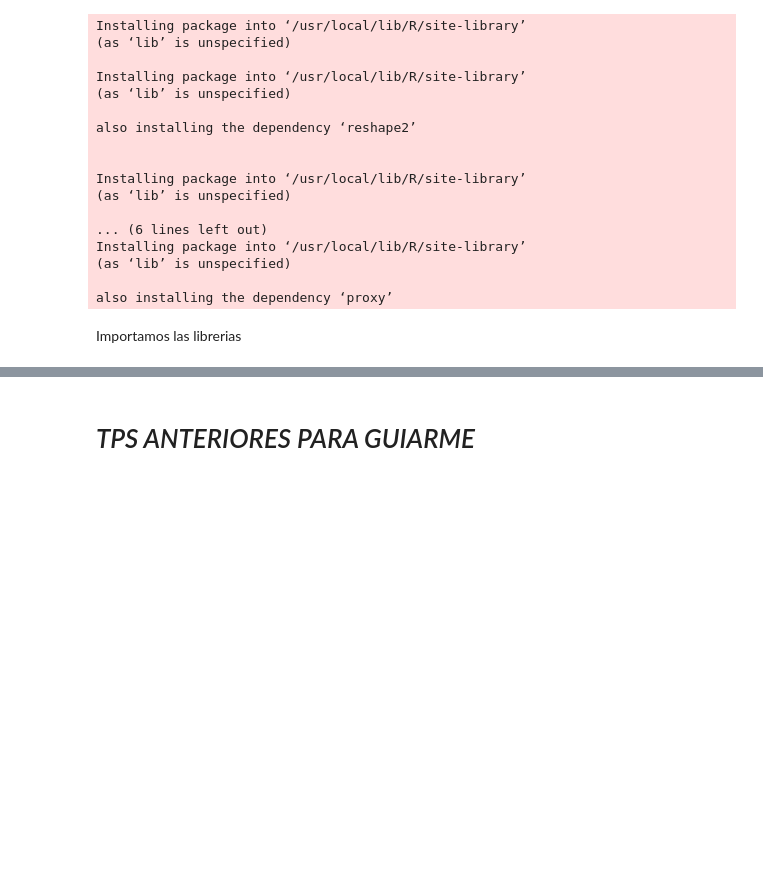
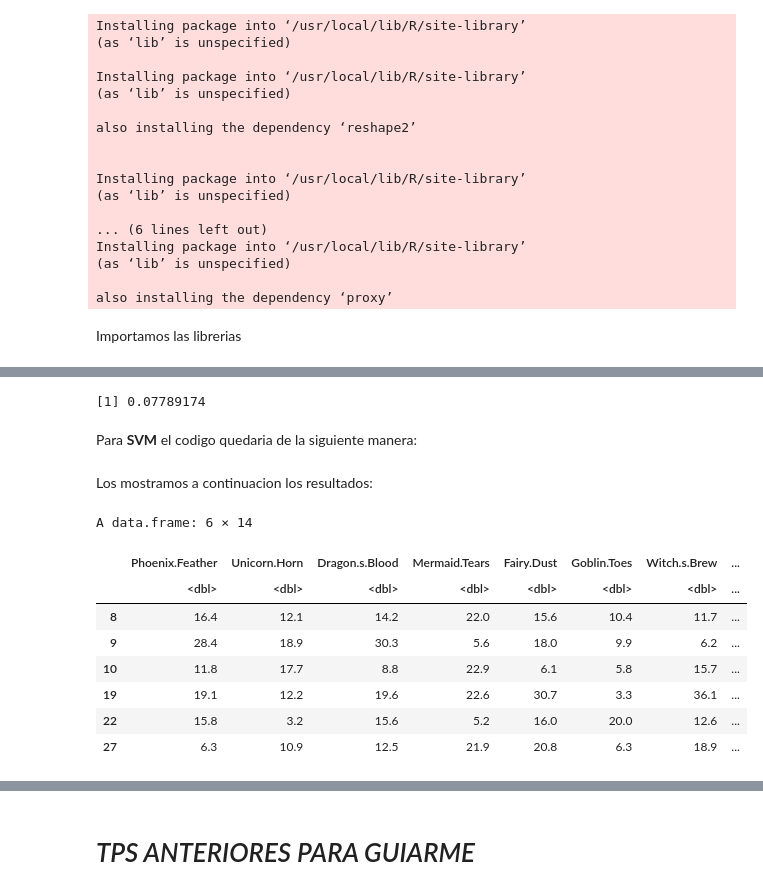
Before and after one commit to mica1470/FIA2023-TPI, a Jupyter notebook: FIA2023_TPI_GALIAN.ipynb, the cells around one changed output, grey strips where cells are left out. Drawn from its saved outputs; the diff is of its cells as text; code cells hidden in the pictures; blank space fills up the shorter version.

```diff
--- a/FIA2023_TPI_GALIAN.ipynb
+++ b/FIA2023_TPI_GALIAN.ipynb
@@ -297,0 +384,51 @@ The following object is masked from ‘package:dplyr’:
+# %%
+mean(ErroresRF)
+# %% [output]
+[1] 0.07789174
+# %% [markdown]
+Para **SVM** el codigo quedaria de la siguiente manera:
+# %%
+# Inicializamos para almacenar resultados
+AciertoSVM <- numeric(100)
+ErroresSVM<-numeric(100)
+ModelosSVM<-list()
+PrediccionSVM<-list()
+
+# Realizamos 100 corridas
+for (i in 1:100) {
+
+  # Dividimos los datos en conjuntos de entrenamiento y prueba
+  set.seed(i)  # Cambia la semilla en cada iteración para obtener diferentes conjuntos de entrenamiento y prueba
+  indices <- sample(1:nrow(princess_df), 0.7 * nrow(princess_df))
+  diagonal_train <- princess_df[indices, ]
+  diagonal_test <- princess_df[-indices, ]
+
+  # Convertimos la variable de respuesta a factor si no lo es
+  diagonal_train$Cured <- as.factor(diagonal_train$Cured)
+  diagonal_test$Cured <- as.factor(diagonal_test$Cured)
+
+  # Entrenamos un modelo SVM
+  ModelosSVM <- svm(Cured ~ ., data = diagonal_train, type = "C")
+  PrediccionSVM <- predict(ModelosSVM, newdata = diagonal_test)
+
+  # Evaluamos el rendimiento del modelo
+  ErroresSVM[i] <- sum(PrediccionSVM != diagonal_test$Cured) / length(diagonal_test$Cured)
+  AciertoSVM[i] <- 1 - ErroresSVM[i]
+}
+
+# Guardamos resultados
+save(AciertoSVM, ErroresSVM, file = "resultados_svm.Rdata")
+# %% [markdown]
+Los mostramos a continuacion los resultados:
+# %%
+head(diagonal_test)
+# %% [output]
+A data.frame: 6 × 14
+|  | Phoenix.Feather | Unicorn.Horn | Dragon.s.Blood | Mermaid.Tears | Fairy.Dust | Goblin.Toes | Witch.s.Brew | ... |
+|  | <dbl> | <dbl> | <dbl> | <dbl> | <dbl> | <dbl> | <dbl> | ... |
+| 8 | 16.4 | 12.1 | 14.2 | 22.0 | 15.6 | 10.4 | 11.7 | ... |
+| 9 | 28.4 | 18.9 | 30.3 | 5.6 | 18.0 | 9.9 | 6.2 | ... |
+| 10 | 11.8 | 17.7 | 8.8 | 22.9 | 6.1 | 5.8 | 15.7 | ... |
+| 19 | 19.1 | 12.2 | 19.6 | 22.6 | 30.7 | 3.3 | 36.1 | ... |
+| 22 | 15.8 | 3.2 | 15.6 | 5.2 | 16.0 | 20.0 | 12.6 | ... |
+| 27 | 6.3 | 10.9 | 12.5 | 21.9 | 20.8 | 6.3 | 18.9 | ... |
```
Also changed, not shown: parts of 21 cells of this notebook.
